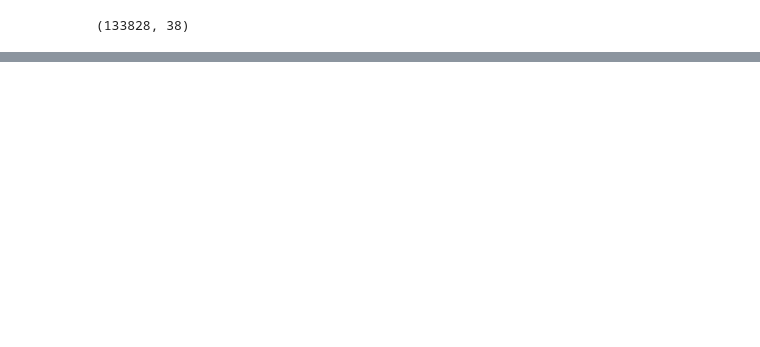
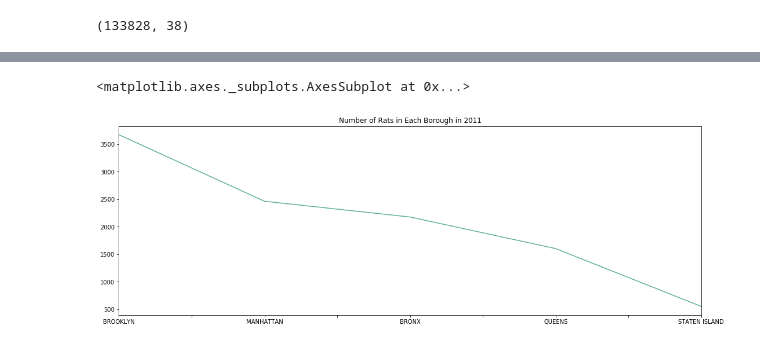
Before and after one commit to aow207/data-studio-projects, a Jupyter notebook: Rats/Rats.ipynb, the cells around one changed output, grey strips where cells are left out. Drawn from its saved outputs; the diff is of its cells as text; code cells hidden in the pictures; blank space fills up the shorter version.

```diff
--- a/Rats/Rats.ipynb
+++ b/Rats/Rats.ipynb
@@ -71,0 +92,8 @@ df.head()
+# %%
+df_2011.Borough.value_counts().plot(
+           figsize=(18, 6),
+           title="Number of Rats in Each Borough in 2011",
+           color="#5EAE9B")
+# %% [output]
+<matplotlib.axes._subplots.AxesSubplot at 0x...>
+[figure, added]
```
Also changed, not shown: parts of 13 cells of this notebook, 18 other files.
